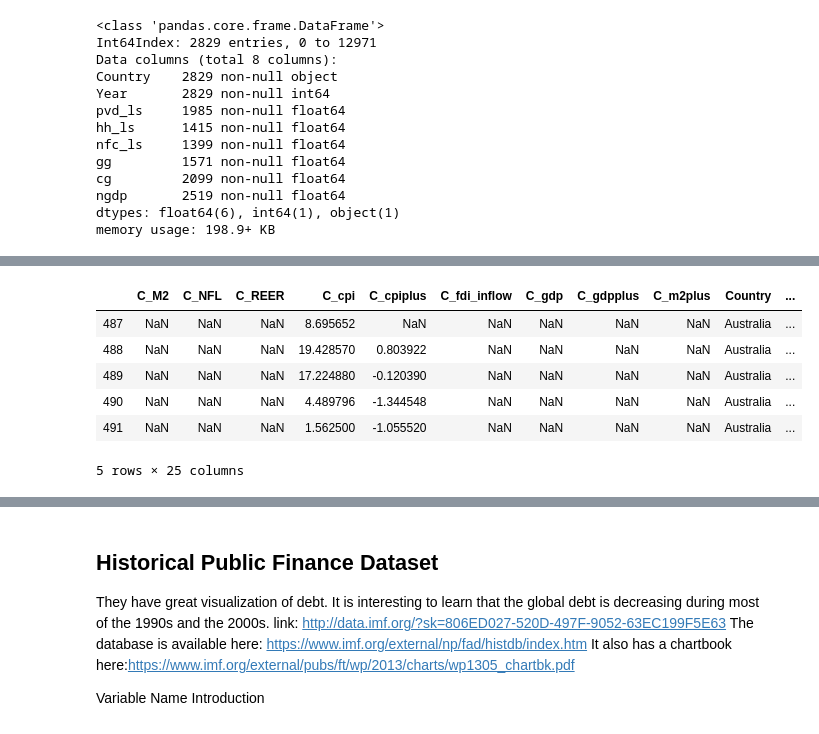
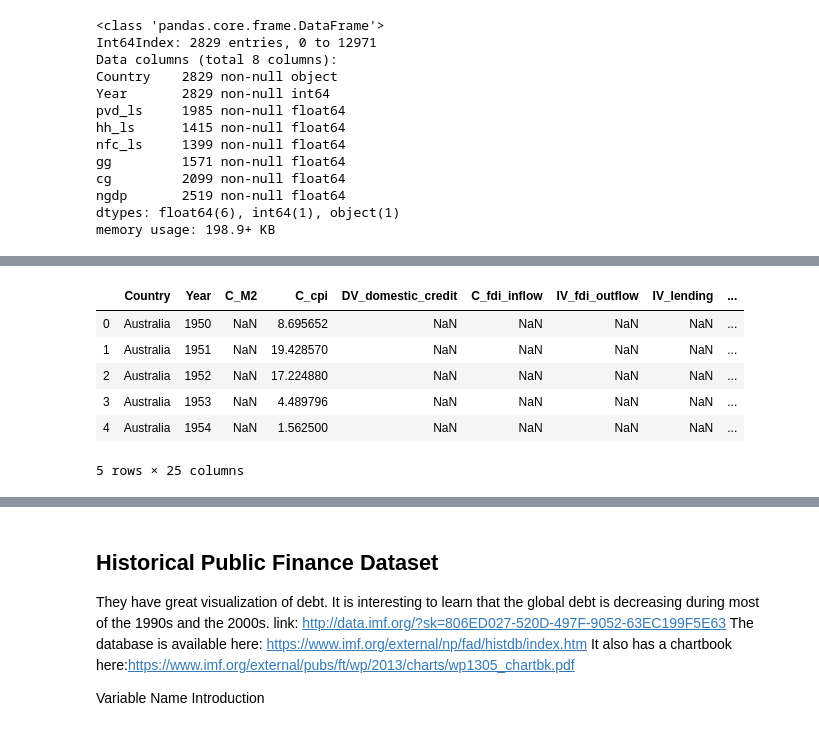
Before and after one commit to YueminLi/Financialization-, a Jupyter notebook: OECD.ipynb, the cells around one changed output, grey strips where cells are left out. Drawn from its saved outputs; the diff is of its cells as text; code cells hidden in the pictures.

Commit message:
get percentage change of IVs and match years

```diff
--- a/OECD.ipynb
+++ b/OECD.ipynb
@@ -299,8 +339,7 @@ global_debt.head()
 def global_debt_transform(df):
     df = df.drop(['Unnamed: 0', 'ifscode', 'pvd_all', 'hh_all', 'nfc_all', 'ps', 'nfps'], axis=1)
     # rename columns
-    df = df.rename(columns={'year':'Year', 'country':'Country',
-                                       })
+    df = df.rename(columns={'year':'Year', 'country':'Country'})
     # change country name
     df['Country'] = df['Country'].str.replace('Russian Federation', 'Russia')
     df['Country'] = df['Country'].str.replace('Korea, Republic of', 'Korea')
@@ -357,14 +416,15 @@ Russia                        1950      1987     38
 Slovak Republic               1950      1989     40
 Slovenia                      1950      1989     40
 # %%
-# append to the full data frame
-oecd_percent = oecd_percent.append([global_debt])
+# merge to the full data frame
+# oecd_percent = oecd_percent.append([global_debt])
+oecd_percent = pd.merge(oecd_percent, global_debt, on=['Country', 'Year'])
 oecd_percent.head()
 # %% [output]
-|  | C_M2 | C_NFL | C_REER | C_cpi | C_cpiplus | C_fdi_inflow | C_gdp | C_gdpplus | C_m2plus | Country | ... |
-| 487 | NaN | NaN | NaN | 8.695652 | NaN | NaN | NaN | NaN | NaN | Australia | ... |
-| 488 | NaN | NaN | NaN | 19.428570 | 0.803922 | NaN | NaN | NaN | NaN | Australia | ... |
-| 489 | NaN | NaN | NaN | 17.224880 | -0.120390 | NaN | NaN | NaN | NaN | Australia | ... |
-| 490 | NaN | NaN | NaN | 4.489796 | -1.344548 | NaN | NaN | NaN | NaN | Australia | ... |
-| 491 | NaN | NaN | NaN | 1.562500 | -1.055520 | NaN | NaN | NaN | NaN | Australia | ... |
+|  | Country | Year | C_M2 | C_cpi | DV_domestic_credit | C_fdi_inflow | IV_fdi_outflow | IV_lending | ... |
+| 0 | Australia | 1950 | NaN | 8.695652 | NaN | NaN | NaN | NaN | ... |
+| 1 | Australia | 1951 | NaN | 19.428570 | NaN | NaN | NaN | NaN | ... |
+| 2 | Australia | 1952 | NaN | 17.224880 | NaN | NaN | NaN | NaN | ... |
+| 3 | Australia | 1953 | NaN | 4.489796 | NaN | NaN | NaN | NaN | ... |
+| 4 | Australia | 1954 | NaN | 1.562500 | NaN | NaN | NaN | NaN | ... |
 5 rows × 25 columns
```
Also changed, not shown: parts of 21 cells of this notebook.
